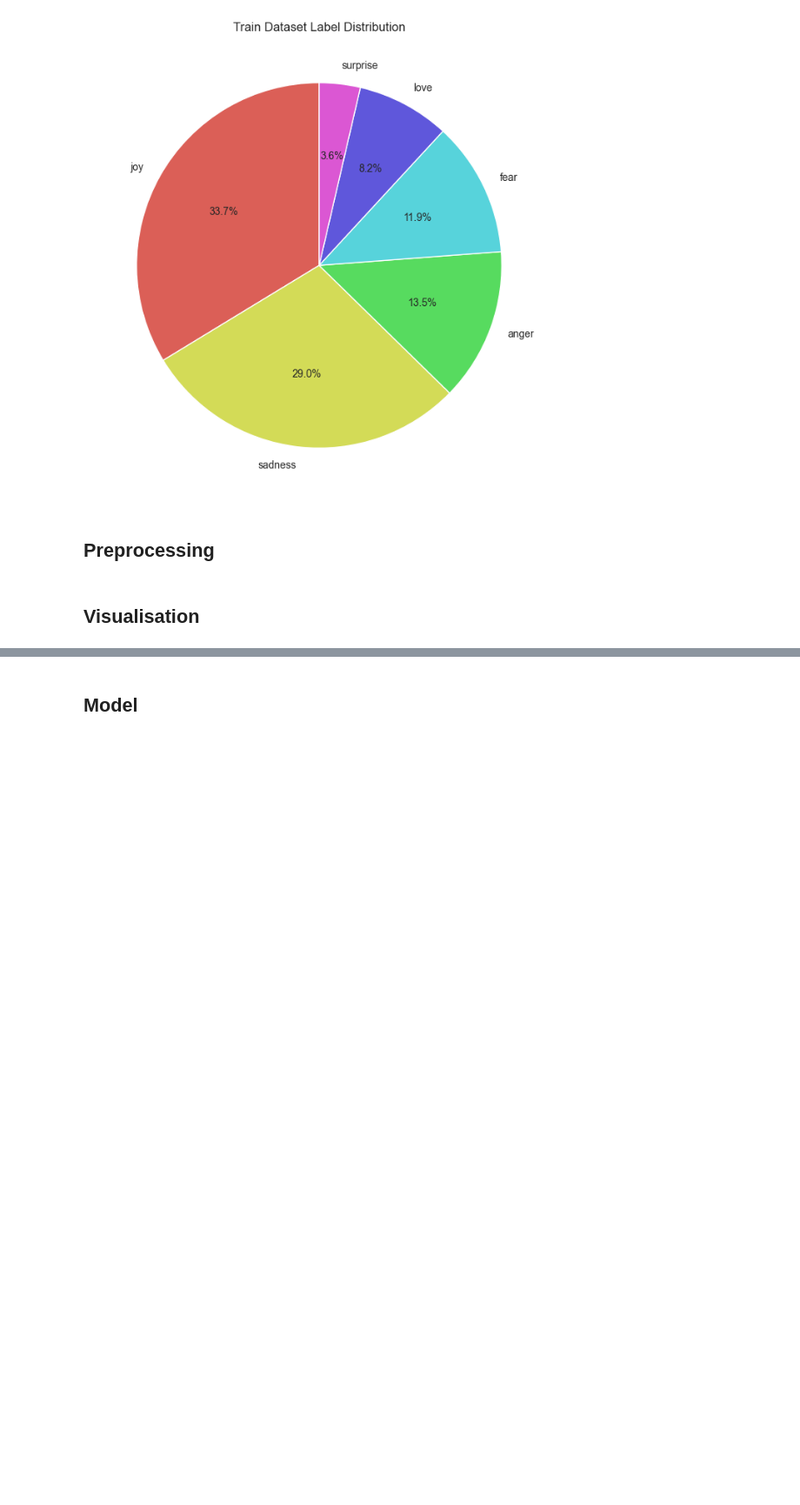
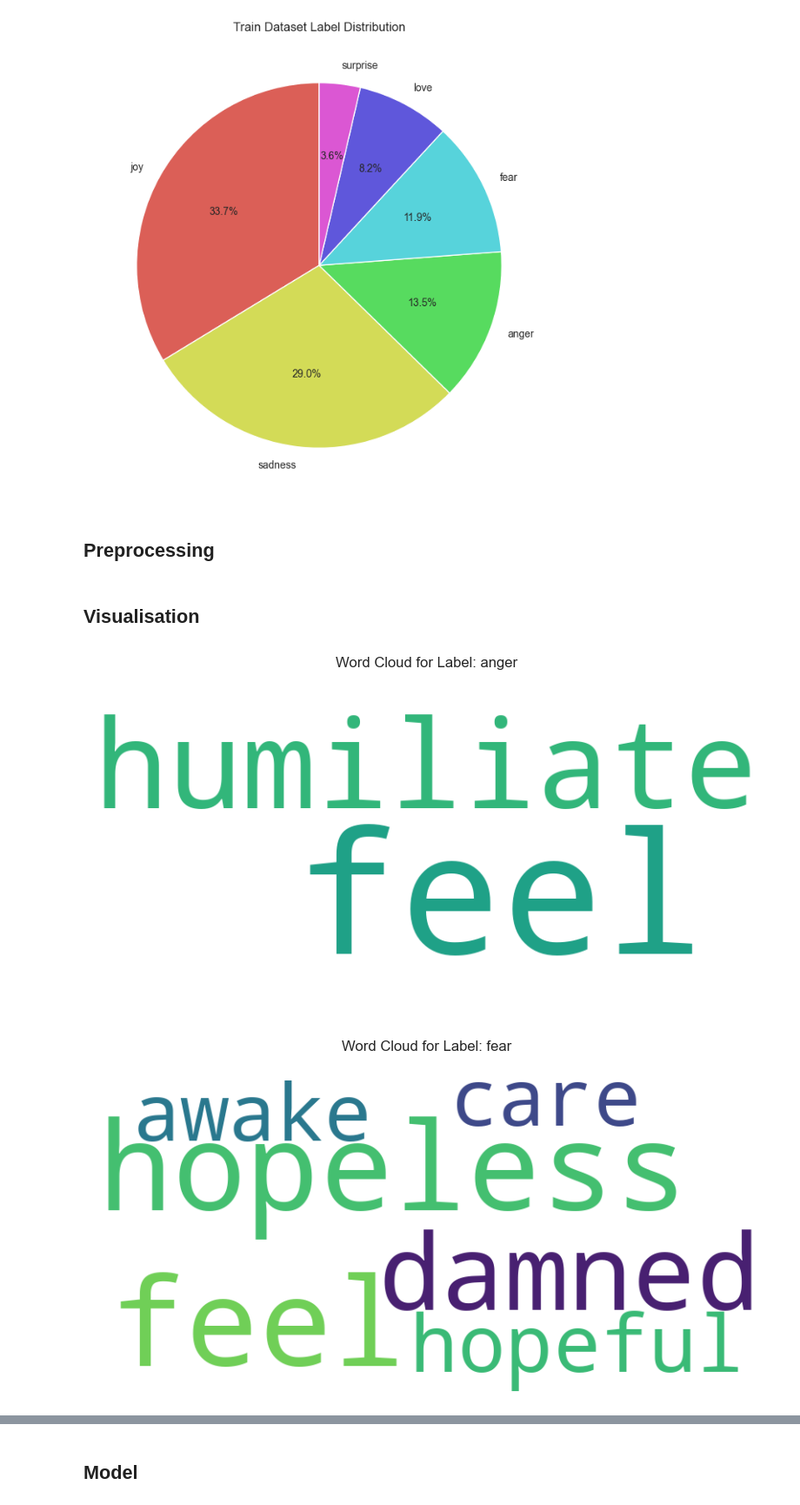
Before and after one commit to k-kesarwani/SentimentAnalysis, a Jupyter notebook: Notebook_2.ipynb, the cells around one changed output, grey strips where cells are left out. Shown at 87% size. Cells and saved outputs as stored; diff of their text form; code cells hidden in the pictures; blank space fills up the shorter version.

```diff
--- a/Notebook_2.ipynb
+++ b/Notebook_2.ipynb
@@ -66,12 +66,18 @@ test_df= preprocess_text(test_df)
 # %%
 with open('kaggle/label_names.txt', 'r') as f:
     labels = [emotion.strip() for emotion in f.readlines()]
+
+encoder= LabelEncoder()
+encoder.fit(labels)
 
 # Generate and plot word cloud for each label
 for class_label, text in zip(labels, train_df['processed_text']):
     wordcloud = WordCloud(width=800, height=400, background_color='white').generate(text)
     plt.figure(figsize=(10, 5))
     plt.imshow(wordcloud, interpolation='bilinear')
     plt.title(f'Word Cloud for Label: {class_label}')
     plt.axis('off')
     plt.show()
+# %% [output]
+[figure, added]
+[figure, added]
```
Also changed, not shown: parts of 13 cells of this notebook, 3 other files.
